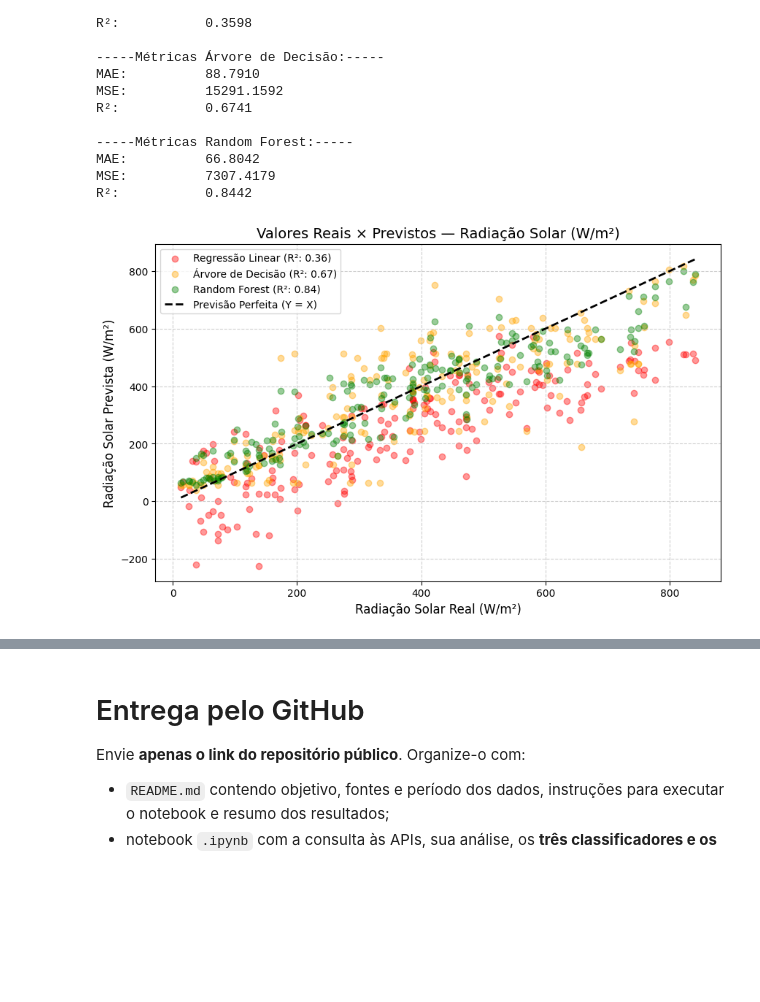
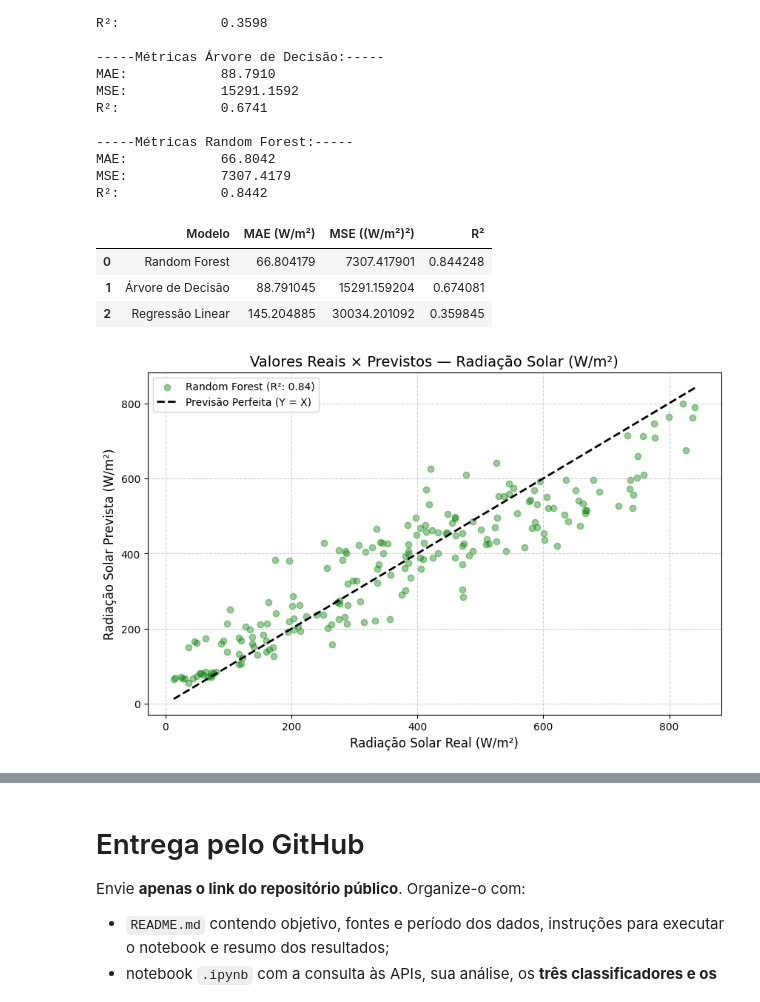
Before and after one commit to caio-fiap/CP05-SERS, a Jupyter notebook: Aula_APIs_Energia_Renovavel_ML.ipynb, the cells around one changed output, grey strips where cells are left out. Drawn from its saved outputs; the diff is of its cells as text; code cells hidden in the pictures; blank space fills up the shorter version.

```diff
--- a/Aula_APIs_Energia_Renovavel_ML.ipynb
+++ b/Aula_APIs_Energia_Renovavel_ML.ipynb
@@ -553,27 +664,47 @@ R²:           0.8442
+# %%
+# Comparação dos três regressores
+
+resultados_regressao = pd.DataFrame({
+    "Modelo": ["Regressão Linear","Árvore de Decisão","Random Forest"],
+    "MAE (W/m²)": [mae_reg,mae_arv,mae_rfor],
+    "MSE ((W/m²)²)": [mse_reg,mse_arv,mse_rfor],
+    "R²": [r2_reg,r2_arv,r2_rfor]
+})
+
+display(
+    resultados_regressao.sort_values(
+        "R²",
+        ascending=False
+    ).reset_index(drop=True)
+)
+# %% [output]
+|  | Modelo | MAE (W/m²) | MSE ((W/m²)²) | R² |
+| 0 | Random Forest | 66.804179 | 7307.417901 | 0.844248 |
+| 1 | Árvore de Decisão | 88.791045 | 15291.159204 | 0.674081 |
+| 2 | Regressão Linear | 145.204885 | 30034.201092 | 0.359845 |
 # %%
-import matplotlib.pyplot as plt
+# 4. valores reais x previstos - random forest
 
 # Tamanho da figura
 plt.figure(figsize=(10, 6))
 
 # Plota os pontos reais x previstos para cada um dos 3 modelos
-plt.scatter(y_test_r, y_pred_reg_regressao, alpha=0.4, label=f"Regressão Linear (R²: {r2_reg:.2f})", color="red")
-plt.scatter(y_test_r, y_pred_arv_regressao, alpha=0.4, label=f"Árvore de Decisão (R²: {r2_arv:.2f})", color="orange")
 plt.scatter(y_test_r, y_pred_rfor_regressao, alpha=0.4, label=f"Random Forest (R²: {r2_rfor:.2f})", color="green")
 
 # Linha de referência perfeita (Y = X)
-min_val = y_test_r.min()
-max_val = y_test_r.max()
+min_val = min(y_test_r.min(), y_pred_rfor_regressao.min())
+max_val = max(y_test_r.max(), y_pred_rfor_regressao.max())
+
 plt.plot([min_val, max_val], [min_val, max_val], 'k--', label="Previsão Perfeita (Y = X)", linewidth=2)
 
 # Configurações do gráfico
 plt.title("Valores Reais × Previstos — Radiação Solar (W/m²)", fontsize=14)
 plt.xlabel("Radiação Solar Real (W/m²)", fontsize=12)
 plt.ylabel("Radiação Solar Prevista (W/m²)", fontsize=12)
 plt.legend(fontsize=10)
 plt.grid(True, linestyle="--", alpha=0.6)
 
 # Exibe o gráfico
 plt.show()
 # %% [output]
-[figure, old version]
+[figure, new version]
```
Also changed, not shown: parts of 13 cells of this notebook.
